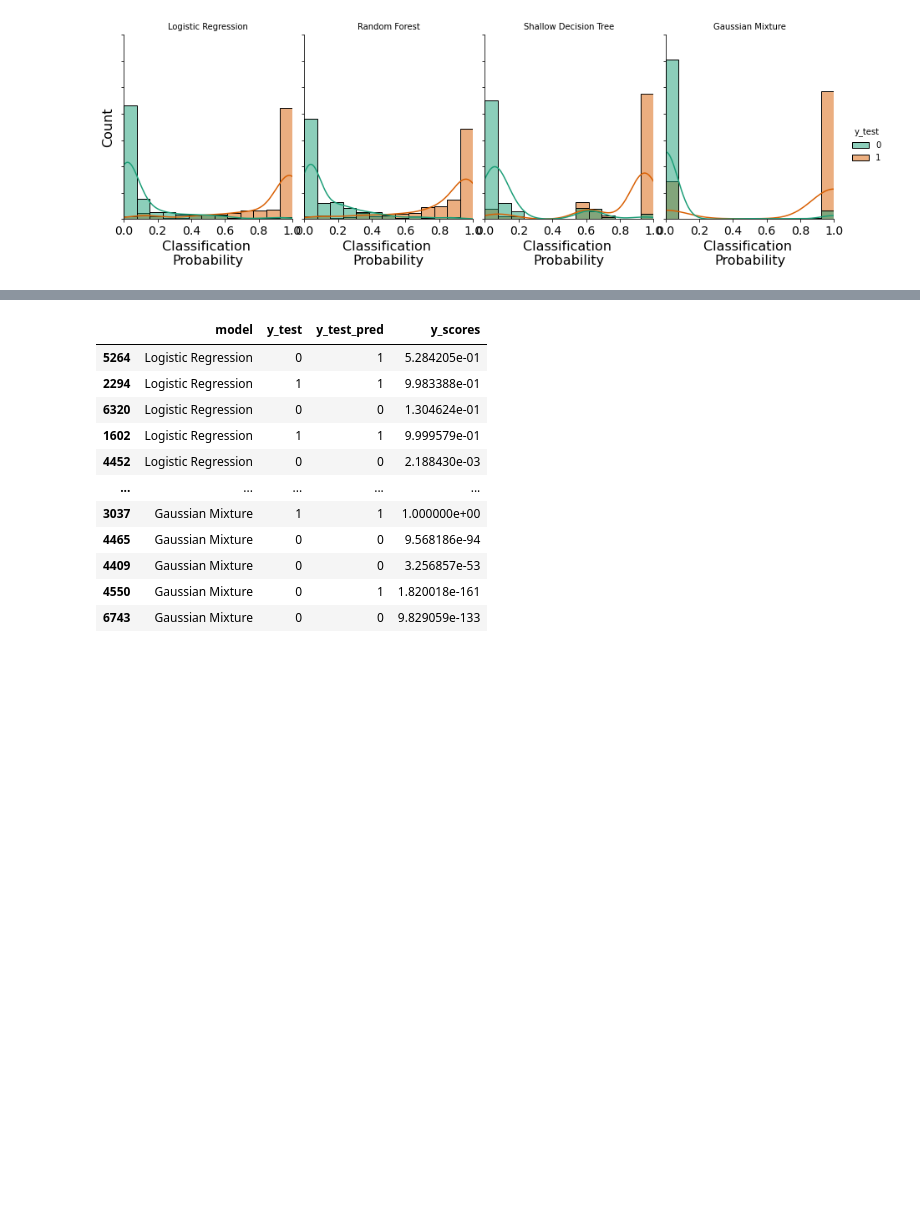
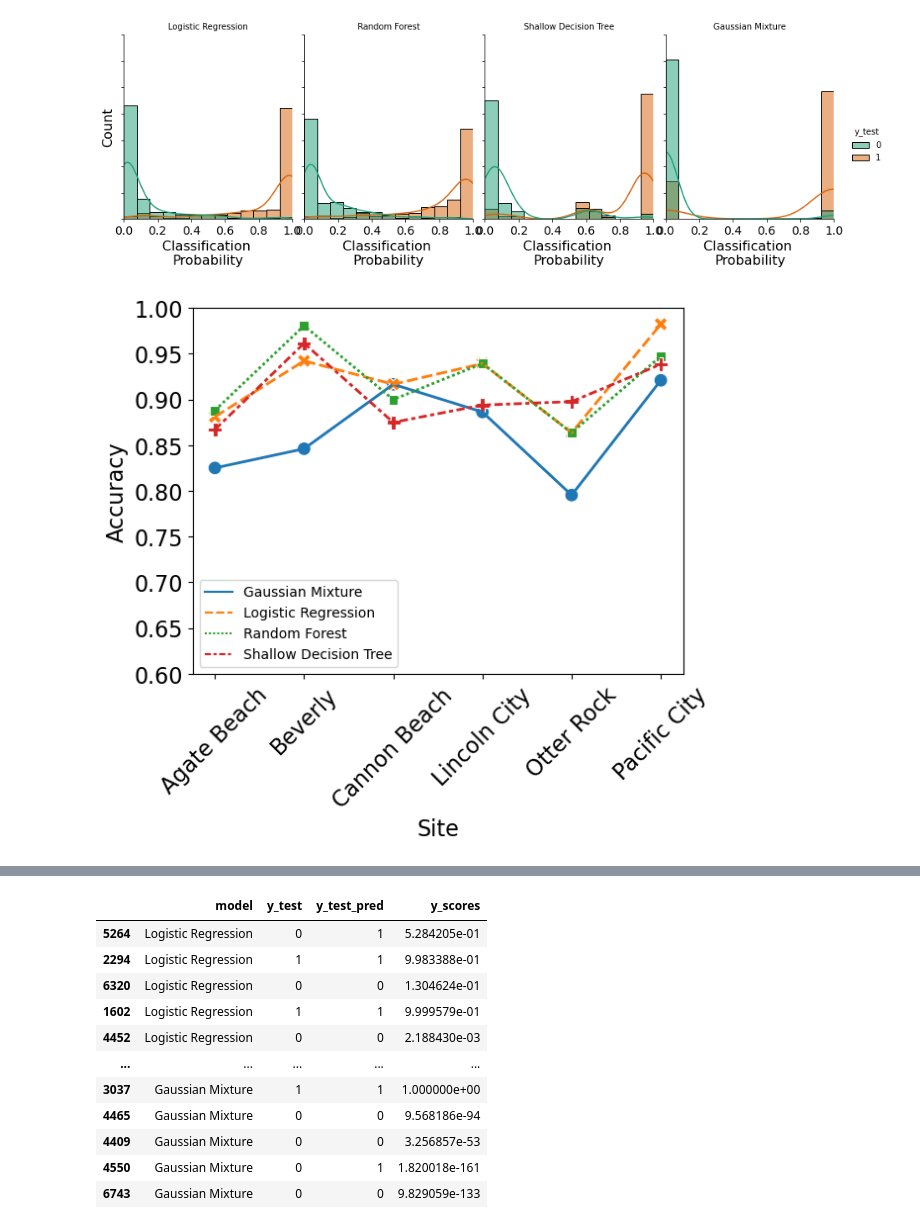
Before and after one commit to son-ra/Fog_Project_Code, a Jupyter notebook: model_comparison.ipynb, the cells around one changed output, grey strips where cells are left out. Saved outputs shown, nothing was run; the diff lists cells and outputs as text; code cells hidden in the pictures; blank space fills up the shorter version.

```diff
--- a/model_comparison.ipynb
+++ b/model_comparison.ipynb
@@ -608,3 +534,9 @@ g.set_yticklabels(fontsize=14)
 # %% [output]
 <seaborn.axisgrid.FacetGrid at 0x...>
 [figure]
+# %%
+y_info['accuracy'] = 1*(y_info['y_test'] == y_info['y_test_pred'])
+
+plot_site_accuracy = y_info.groupby(['model', 'site']
+                                   )['accuracy'].mean().reset_index()
+# plot_site_accuracy
@@ -610,0 +551,21 @@ g.set_yticklabels(fontsize=14)
+# %%
+scat = sns.scatterplot(y='accuracy', x='site'
+                , hue = 'model', style='model'
+                ,s = 100
+                       ,legend=False
+                , data=plot_site_accuracy)
+
+line = sns.lineplot(y='accuracy', x='site'
+                , hue = 'model', style='model'
+                , lw =2
+                , data=plot_site_accuracy)
+legend = scat.get_legend()
+legend.set_title("")
+plt.ylim(0.6, 1)  # Adjust the limits as needed
+# plt.legend(loc='upper left', bbox_to_anchor=(1, 1))
+plt.xticks(rotation=45)
+plt.xlabel('Site', fontsize=16)
+plt.ylabel('Accuracy', fontsize=16)
+plt.tick_params(axis='both', which='both', labelsize=16)
+# %% [output]
+[figure, added]
```
Also changed, not shown: parts of 28 cells of this notebook, 2 other files.
